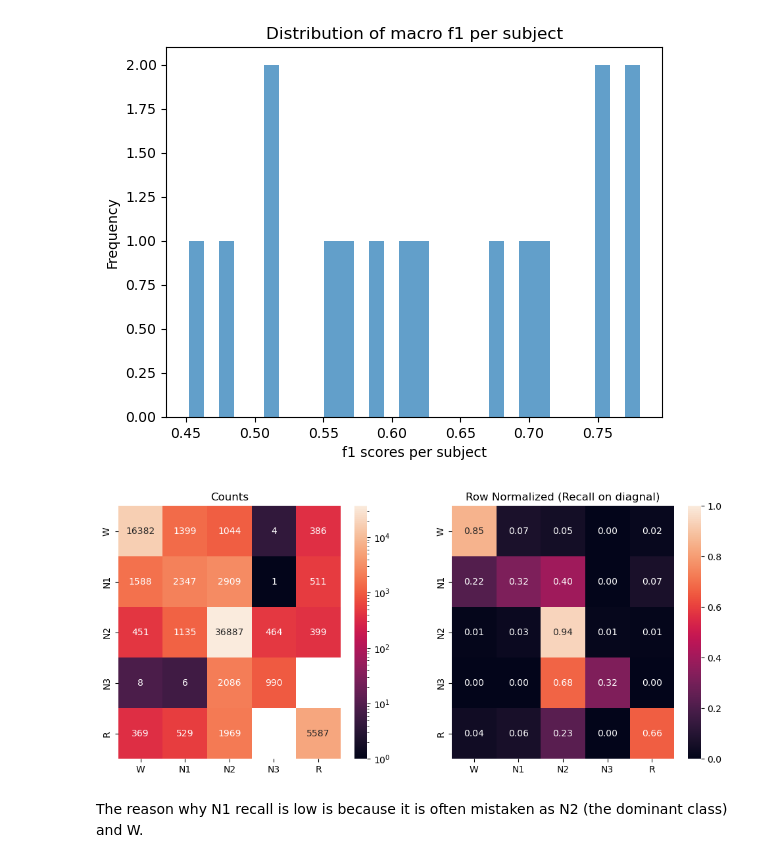
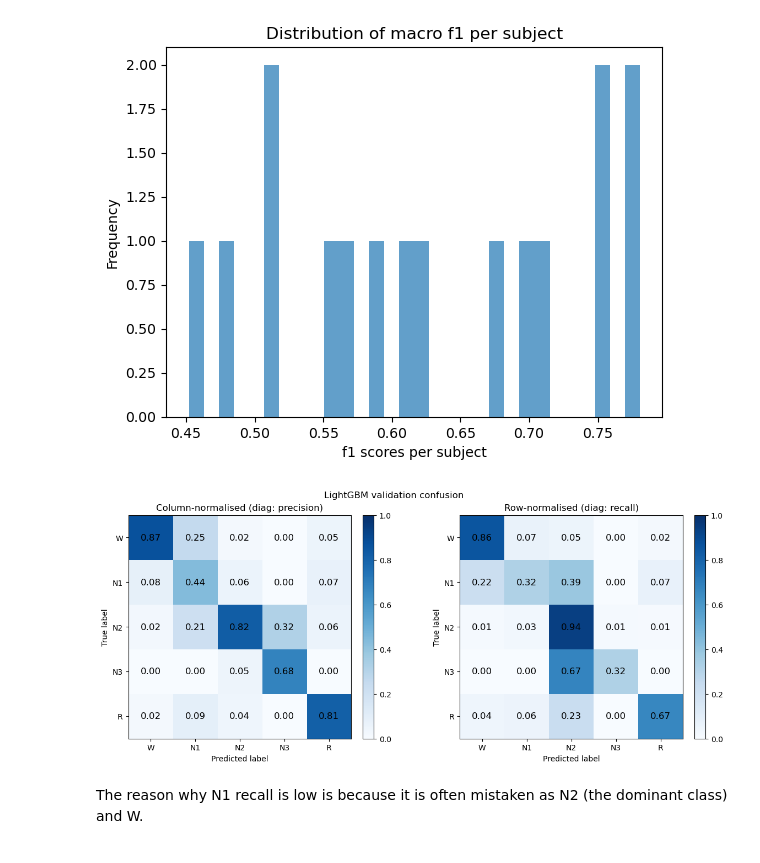
Before and after one commit to Erdos-Projects/spring-2026-real-time-sleep-stage-estimation, a Jupyter notebook: notebooks/2.1-sleepstage_basemodels.ipynb, the cells around one changed output. Drawn from its saved outputs; the diff is of its cells as text; code cells hidden in the pictures.

```diff
--- a/notebooks/2.1-sleepstage_basemodels.ipynb
+++ b/notebooks/2.1-sleepstage_basemodels.ipynb
@@ -710,28 +699,11 @@ plt.title("Distribution of macro F1 per subject")
 plt.show()
 # %% [output]
 [figure]
-# %%
-val_pred = y_pred
-labels = list(STAGE_MAP.keys())
-
-fig, axes = plt.subplots(1, 2, figsize=(12, 5))
-
-sns.heatmap(confusion_matrix(y_val, val_pred),
-            annot=True, fmt="d",
-            xticklabels=labels, yticklabels=labels,
-            norm=LogNorm(), ax=axes[0])
-axes[0].set_title("Counts")
-
-sns.heatmap(confusion_matrix(y_val, val_pred, normalize="true"),
-            annot=True, fmt=".2f",
-            xticklabels=labels, yticklabels=labels,
-            vmin=0, vmax=1, ax=axes[1])
-axes[1].set_title("Row Normalized (Recall on diagonal)")
-
-plt.tight_layout()
-plt.show()
-# %% [output]
-[figure, removed]
+# %%
+cm = {"confusion_matrix":confusion_matrix(y_val,y_pred_lgb)}
+plot_confusion_matrix(cm, STAGE_MAP, title="LightGBM validation confusion")
+# %% [output]
+[figure, added]
 # %% [markdown]
 The reason why N1 recall is low is because it is often mistaken as N2 (the dominant class) and W.
 # %% [markdown]
```
Also changed, not shown: parts of 4 cells of this notebook, 2 other files.
